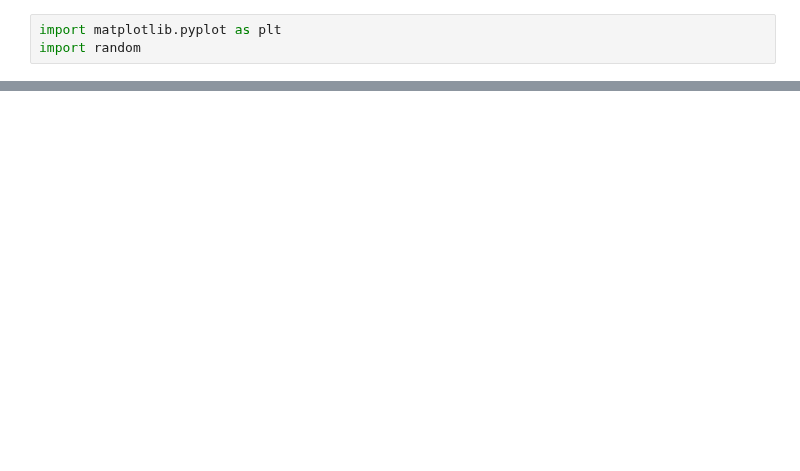
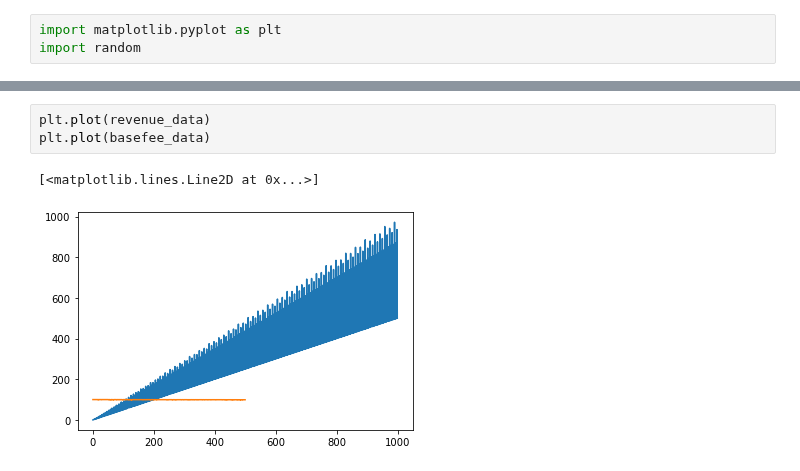
Before and after one commit to teohyikhaw/camcos, a Jupyter notebook: simulations/Collusion Simulation.ipynb, the cells around one changed output, grey strips where cells are left out. Drawn from its saved outputs; the diff is of its cells as text; blank space fills up the shorter version.

```diff
--- a/simulations/Collusion Simulation.ipynb
+++ b/simulations/Collusion Simulation.ipynb
@@ -71,0 +74,6 @@ Total Loss/Gain From Collusion:  -84090.87310861796
+# %%
+plt.plot(revenue_data)
+plt.plot(basefee_data)
+# %% [output]
+[<matplotlib.lines.Line2D at 0x...>]
+[figure, added]
```
Also changed, not shown: parts of 6 cells of this notebook, 2 other files.
